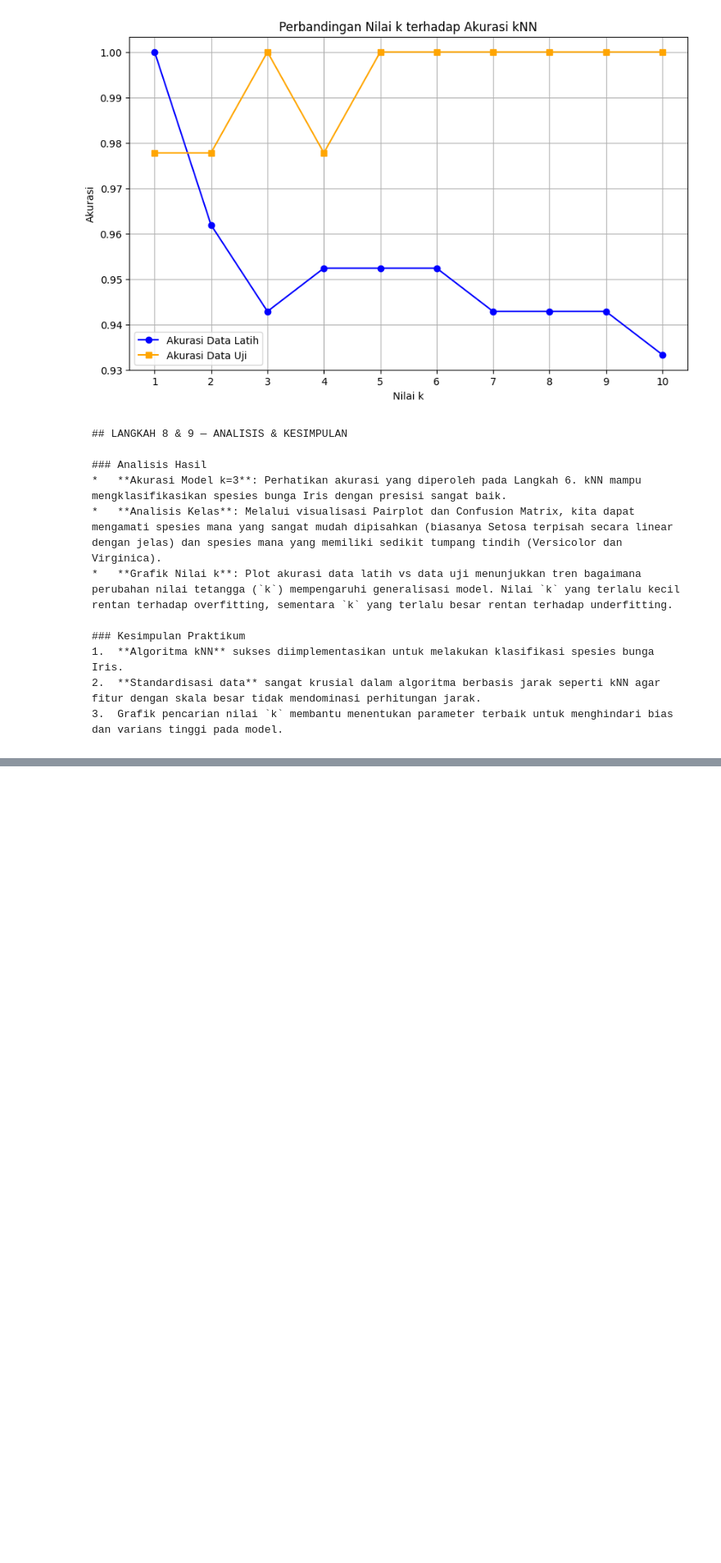
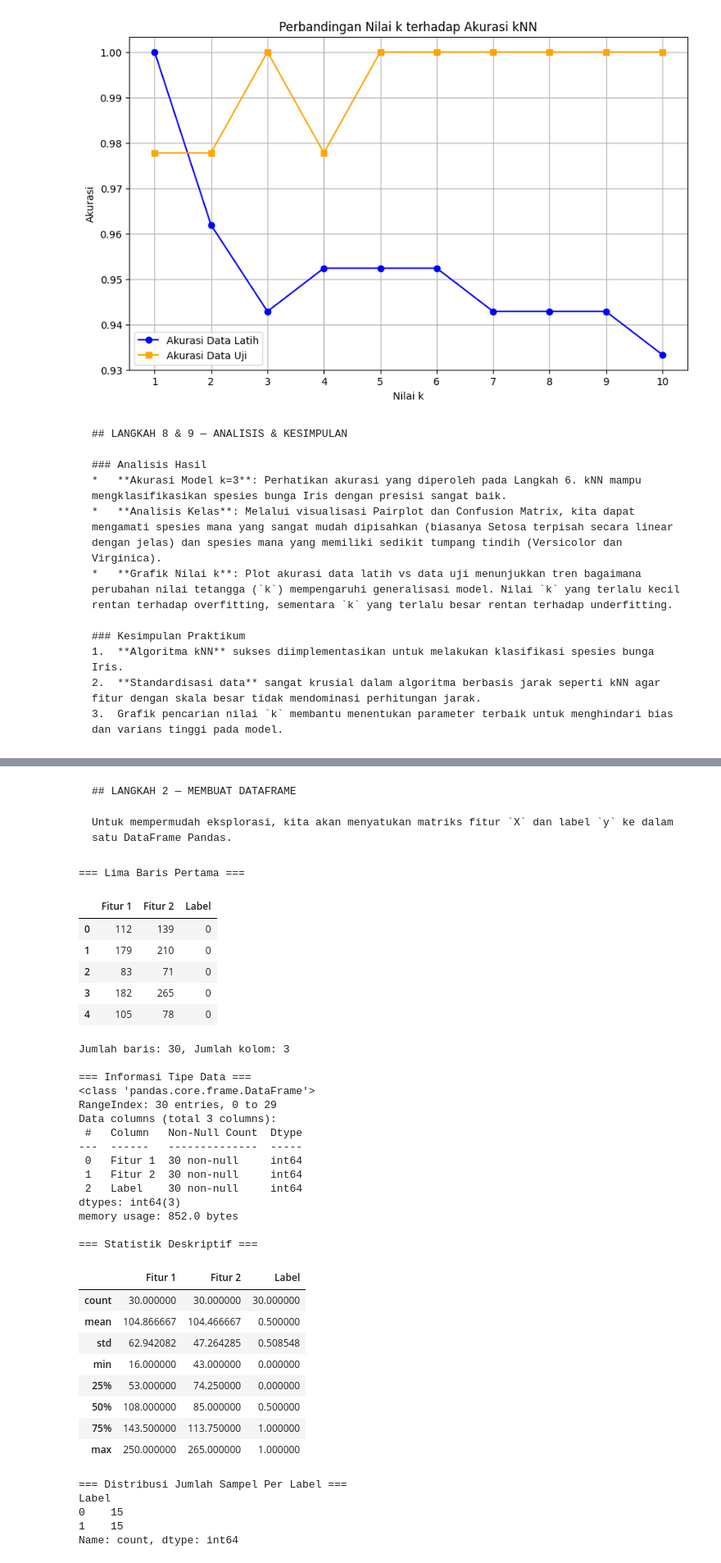
Before and after one commit to Yahya1805/machine-learning_2026, a Jupyter notebook: ML_JS09_10_Klasifikasi.ipynb, the cells around one changed output, grey strips where cells are left out. Shown at 82% size. Saved outputs shown, nothing was run; the diff lists cells and outputs as text; code cells hidden in the pictures; blank space fills up the shorter version.

````diff
--- a/ML_JS09_10_Klasifikasi.ipynb
+++ b/ML_JS09_10_Klasifikasi.ipynb
@@ -289,0 +351,76 @@ plt.show()
+# %% [markdown]
+```markdown
+## LANGKAH 2 — MEMBUAT DATAFRAME
+
+Untuk mempermudah eksplorasi, kita akan menyatukan matriks fitur `X` dan label `y` ke dalam satu DataFrame Pandas.
+```
+# %%
+import pandas as pd
+
+# Mengubah label menjadi array dua dimensi agar bisa digabung
+y_new = y.reshape(len(y), 1)
+
+# Menggabungkan fitur dan label
+data_dummy = np.concatenate((X, y_new), axis=1)
+
+# Memberi nama kolom
+nama_kolom = ['Fitur 1', 'Fitur 2', 'Label']
+
+# Membuat DataFrame
+df = pd.DataFrame(data_dummy, columns=nama_kolom)
+
+# Menampilkan 5 data pertama
+print("=== Lima Baris Pertama ===")
+display(df.head())
+
+# Jumlah baris dan kolom
+print(f"Jumlah baris: {df.shape[0]}, Jumlah kolom: {df.shape[1]}\n")
+
+# Informasi tipe data
+print("=== Informasi Tipe Data ===")
+df.info()
+
+# Statistik deskriptif
+print("\n=== Statistik Deskriptif ===")
+display(df.describe())
+
+# Distribusi kelas
+print("=== Distribusi Jumlah Sampel Per Label ===")
+print(df['Label'].value_counts())
+# %% [output]
+=== Lima Baris Pertama ===
+|  | Fitur 1 | Fitur 2 | Label |
+| 0 | 112 | 139 | 0 |
+| 1 | 179 | 210 | 0 |
+| 2 | 83 | 71 | 0 |
+| 3 | 182 | 265 | 0 |
+| 4 | 105 | 78 | 0 |
+Jumlah baris: 30, Jumlah kolom: 3
+
+=== Informasi Tipe Data ===
+<class 'pandas.core.frame.DataFrame'>
+RangeIndex: 30 entries, 0 to 29
+Data columns (total 3 columns):
+ #   Column   Non-Null Count  Dtype
+---  ------   --------------  -----
+ 0   Fitur 1  30 non-null     int64
+ 1   Fitur 2  30 non-null     int64
+ 2   Label    30 non-null     int64
+dtypes: int64(3)
+memory usage: 852.0 bytes
+
+=== Statistik Deskriptif ===
+|  | Fitur 1 | Fitur 2 | Label |
+| count | 30.000000 | 30.000000 | 30.000000 |
+| mean | 104.866667 | 104.466667 | 0.500000 |
+| std | 62.942082 | 47.264285 | 0.508548 |
+| min | 16.000000 | 43.000000 | 0.000000 |
+| 25% | 53.000000 | 74.250000 | 0.000000 |
+| 50% | 108.000000 | 85.000000 | 0.500000 |
+| 75% | 143.500000 | 113.750000 | 1.000000 |
+| max | 250.000000 | 265.000000 | 1.000000 |
+=== Distribusi Jumlah Sampel Per Label ===
+Label
+0    15
+1    15
+Name: count, dtype: int64
````
Also changed, not shown: parts of 16 cells of this notebook.
